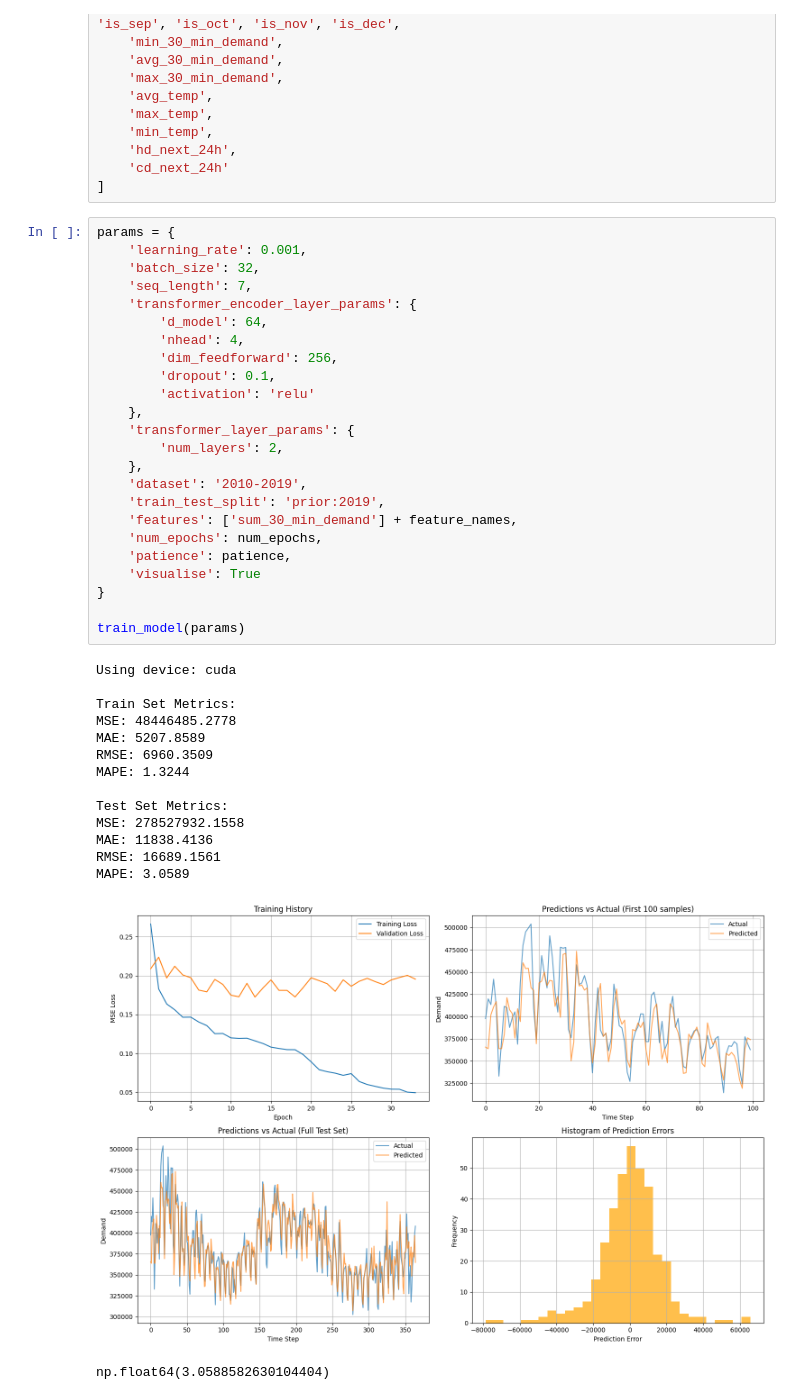
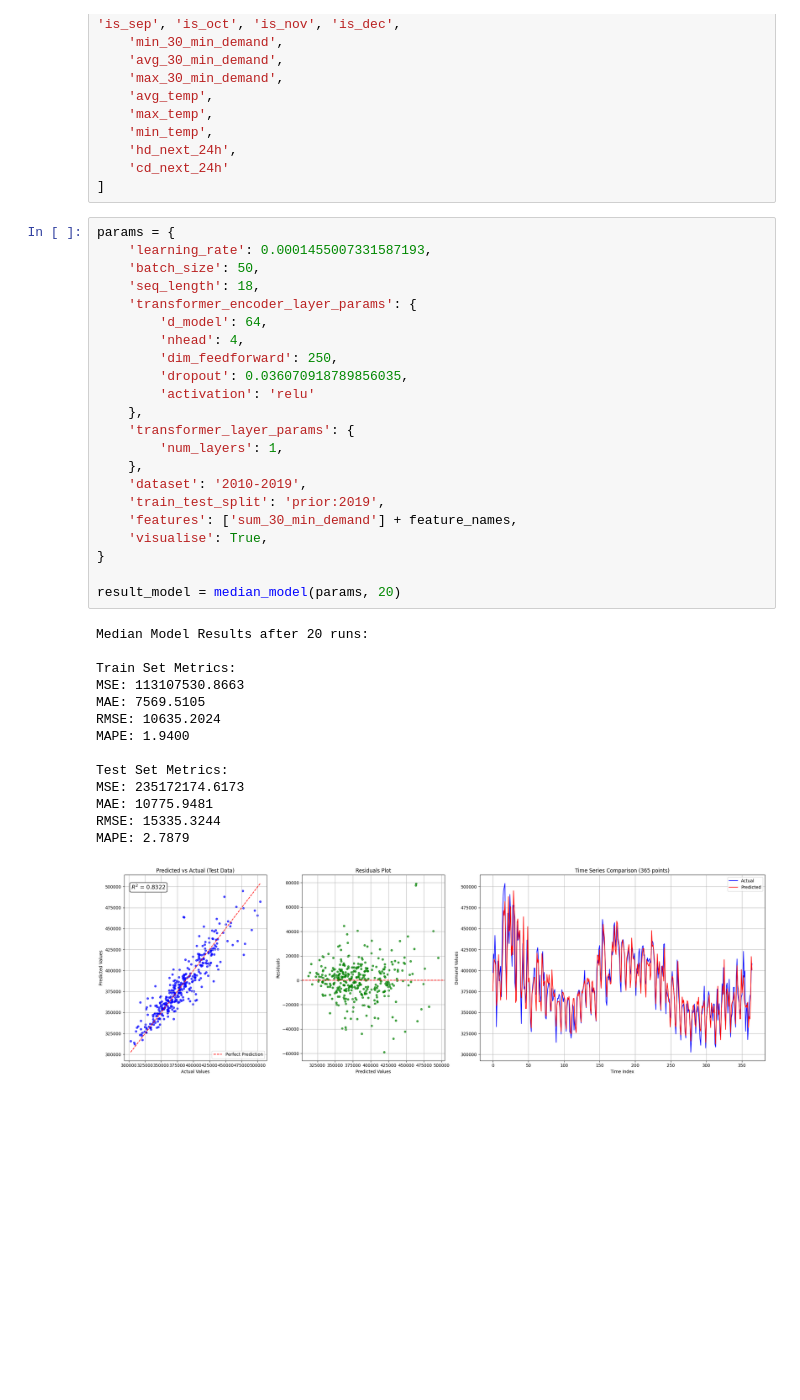
Before and after one commit to harrybirdnz/ZZSC9020-Group_F, a Jupyter notebook: individual/harry/model/2010_2019/prior_2019/all_features.ipynb, the cells around one changed output. Cells and saved outputs as stored; diff of their text form; blank space fills up the shorter version.

```diff
--- a/individual/harry/model/2010_2019/prior_2019/all_features.ipynb
+++ b/individual/harry/model/2010_2019/prior_2019/all_features.ipynb
@@ -21,41 +21,38 @@ feature_names = [
 ]
 # %%
 params = {
-    'learning_rate': 0.001,
-    'batch_size': 32,
-    'seq_length': 7,
+    'learning_rate': 0.0001455007331587193,
+    'batch_size': 50,
+    'seq_length': 18,
     'transformer_encoder_layer_params': {
         'd_model': 64,
         'nhead': 4,
-        'dim_feedforward': 256,
-        'dropout': 0.1,
+        'dim_feedforward': 250,
+        'dropout': 0.036070918789856035,
         'activation': 'relu'
     },
     'transformer_layer_params': {
-        'num_layers': 2,
+        'num_layers': 1,
     },
     'dataset': '2010-2019',
     'train_test_split': 'prior:2019',
     'features': ['sum_30_min_demand'] + feature_names,
-    'num_epochs': num_epochs,
-    'patience': patience,
-    'visualise': True
+    'visualise': True,
 }
 
-train_model(params)
+result_model = median_model(params, 20)
 # %% [output]
-Using device: cuda
+Median Model Results after 20 runs:
 
 Train Set Metrics:
-MSE: 48446485.2778
-MAE: 5207.8589
-RMSE: 6960.3509
-MAPE: 1.3244
+MSE: 113107530.8663
+MAE: 7569.5105
+RMSE: 10635.2024
+MAPE: 1.9400
 
 Test Set Metrics:
-MSE: 278527932.1558
-MAE: 11838.4136
-RMSE: 16689.1561
-MAPE: 3.0589
+MSE: 235172174.6173
+MAE: 10775.9481
+RMSE: 15335.3244
+MAPE: 2.7879
-[figure, old version]
+[figure, new version]
-np.float64(3.0588582630104404)
```
Also changed, not shown: parts of 1 cell of this notebook, 13 other files.
